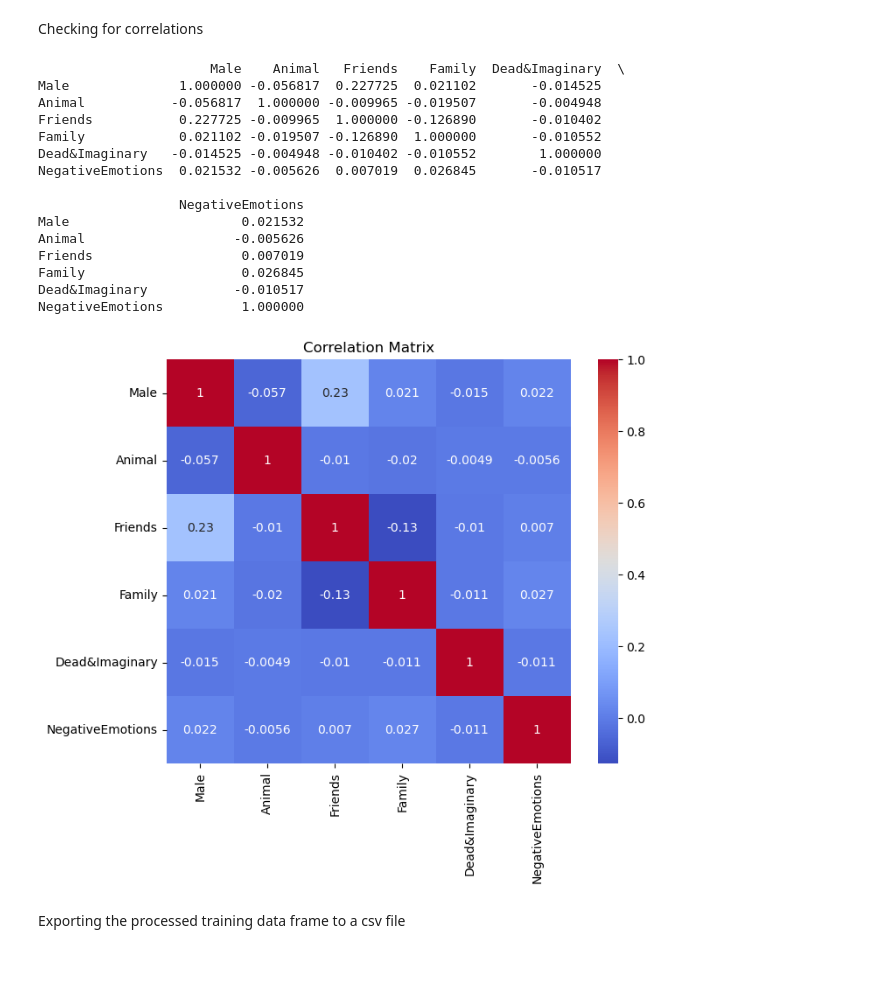
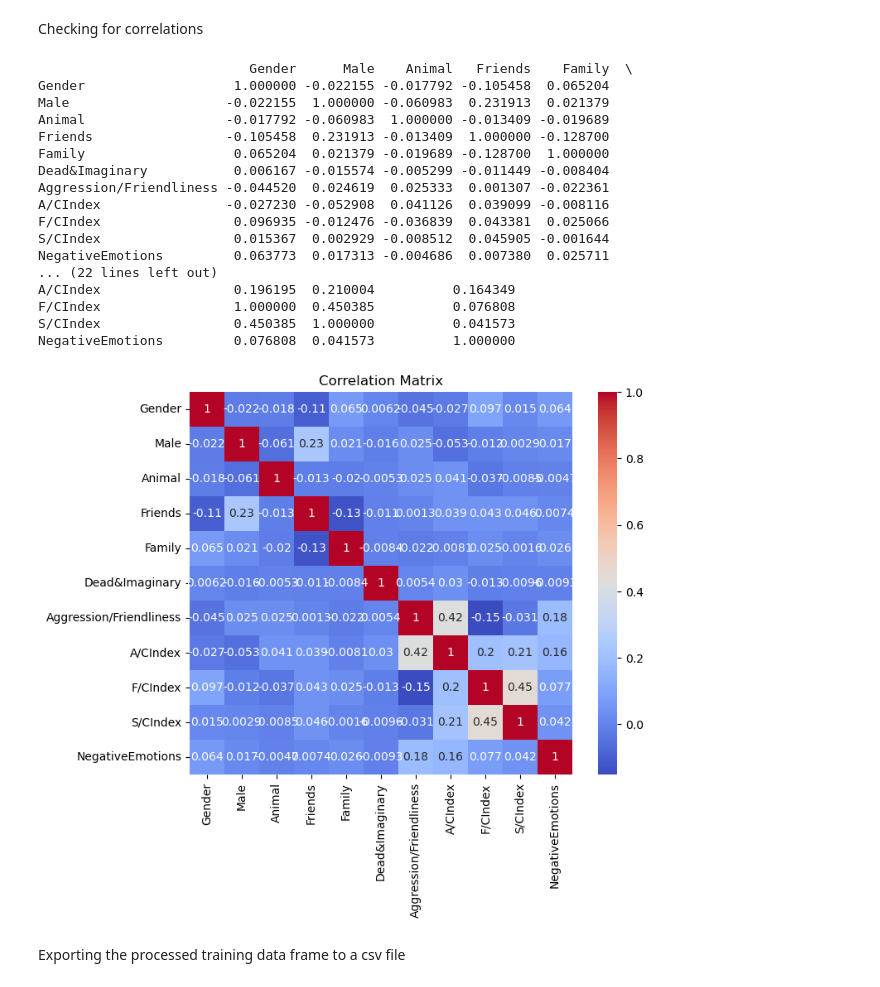
Before and after one commit to erika-ld/CPSC483-Machine-Learning-Project, a Jupyter notebook: data_preprocessing.ipynb, the cells around one changed output. Drawn from its saved outputs; the diff is of its cells as text; code cells hidden in the pictures.

Commit message:
Made updates to the dataset preprocessing to include more variables

```diff
--- a/data_preprocessing.ipynb
+++ b/data_preprocessing.ipynb
@@ -33,11 +34,11 @@ dreams.head(10)
 | 9 | 10 | alta | Alta: a detailed dreamer | 1985? | en | I am in some public place, remind... | 2ISA, 1MKA | ... |
 10 rows × 21 columns
 # %%
-#Add an additional column 'gender' for the gender of the dreamer, place it in index 2, intialize with 'n/a'
-#Column 'gender' will be used for data analysis and later conclusion drawing
-dreams.insert(2, 'gender', 'n/a')
+#Add an additional column 'Gender' for the Gender of the dreamer, place it in index 2, intialize with 'n/a'
+#Column 'Gender' will be used for data analysis and later conclusion drawing
+dreams.insert(2, 'Gender', 'n/a')
 # %%
-#Update the gender column to have dreamer gender as numeric binary
+#Update the Gender column to have dreamer Gender as numeric binary
 #Female: 1
 #Male: 0
 dreamer_gender = {
@@ -114,7 +115,10 @@ dreamer_gender = {
 }
 
 for key, val in dreamer_gender.items():
-    dreams.loc[dreams['dreamer'] == key, 'gender'] = val
+    dreams.loc[dreams['dreamer'] == key, 'Gender'] = val
 
 dreams.head(5)
+
+dreams['Gender'] = dreams['Gender'].astype(float)
+dreams['Gender'].dtype
 # %% [output]
@@ -167,13 +165,8 @@ X_train.drop(' dream_id', axis=1, inplace=True)
 X_train.drop('dream_language', axis=1, inplace=True)
 X_train.drop('dream_date', axis=1, inplace=True)
 X_train.drop('dreamer', axis=1, inplace=True)
-X_train.drop('gender', axis=1, inplace=True)
 X_train.drop('description', axis=1, inplace=True)
 X_train.drop('text_dream', axis=1, inplace=True)
-X_train.drop('Aggression/Friendliness', axis=1, inplace=True)
-X_train.drop('A/CIndex', axis=1, inplace=True)
-X_train.drop('F/CIndex', axis=1, inplace=True)
-X_train.drop('S/CIndex', axis=1, inplace=True)
 
 #Remove unnecessary columns with missing values
 X_train.drop('characters_code', axis=1, inplace=True)
@@ -225,3 +239,19 @@ Column "Dead&Imaginary" minimum value: 0.0
 Column "Dead&Imaginary" maximum value: 1.0
 Column "NegativeEmotions" minimum value: 0.0
 Column "NegativeEmotions" maximum value: 1.0
+# %%
+#Need to normalize: A/CIndex, F/CIndex, S/CIndex
+scaler = preprocessing.MinMaxScaler()
+X_train['A/CIndex'] = scaler.fit_transform(X_train[['A/CIndex']])
+X_train['F/CIndex'] = scaler.fit_transform(X_train[['F/CIndex']])
+X_train['S/CIndex'] = scaler.fit_transform(X_train[['S/CIndex']])
+
+#Check that the data has been scaled between 0-1
+print('Column "A/CIndex" minimum value:', X_train['A/CIndex'].min())
+print('Column "A/CIndex" maximum value:', X_train['A/CIndex'].max())
+print('Column "F/CIndex" minimum value:', X_train['F/CIndex'].min())
+print('Column "F/CIndex" maximum value:', X_train['F/CIndex'].max())
+print('Column "S/CIndex" minimum value:', X_train['S/CIndex'].min())
+print('Column "S/CIndex" maximum value:', X_train['S/CIndex'].max())
+
+X_train.head(10)
@@ -299,37 +347,44 @@ plt.show()
 # %% [markdown]
 Checking for correlations
 # %%
-#correlation matrix
-selected_columns = dreams[['Male', 'Animal', 'Friends', 'Family', 'Dead&Imaginary', 'NegativeEmotions']]
+# Correlation matrix
+selected_columns = X_train[['Gender', 'Male', 'Animal', 'Friends', 'Family', 'Dead&Imaginary',
+                            'Aggression/Friendliness', 'A/CIndex', 'F/CIndex', 'S/CIndex']]
+
+selected_columns['NegativeEmotions'] = y_train
+selected_columns.head(10)
+
 
 # Calculate the correlation matrix
 correlation_matrix = selected_columns.corr()
 
 # Display the correlation matrix
 print(correlation_matrix)
 
 # Visualize the correlation matrix
 plt.figure(figsize=(8, 6))
 sns.heatmap(correlation_matrix, annot=True, cmap='coolwarm', square=True)
 plt.title('Correlation Matrix')
 plt.show()
 # %% [output]
-                      Male    Animal   Friends    Family  Dead&Imaginary  \
-Male              1.000000 -0.056817  0.227725  0.021102       -0.014525
-Animal           -0.056817  1.000000 -0.009965 -0.019507       -0.004948
-Friends           0.227725 -0.009965  1.000000 -0.126890       -0.010402
-Family            0.021102 -0.019507 -0.126890  1.000000       -0.010552
-Dead&Imaginary   -0.014525 -0.004948 -0.010402 -0.010552        1.000000
-NegativeEmotions  0.021532 -0.005626  0.007019  0.026845       -0.010517
-
-                  NegativeEmotions
-Male                      0.021532
-Animal                   -0.005626
-Friends                   0.007019
-Family                    0.026845
-Dead&Imaginary           -0.010517
-NegativeEmotions          1.000000
+                           Gender      Male    Animal   Friends    Family  \
+Gender                   1.000000 -0.022155 -0.017792 -0.105458  0.065204
+Male                    -0.022155  1.000000 -0.060983  0.231913  0.021379
+Animal                  -0.017792 -0.060983  1.000000 -0.013409 -0.019689
+Friends                 -0.105458  0.231913 -0.013409  1.000000 -0.128700
+Family                   0.065204  0.021379 -0.019689 -0.128700  1.000000
+Dead&Imaginary           0.006167 -0.015574 -0.005299 -0.011449 -0.008404
+Aggression/Friendliness -0.044520  0.024619  0.025333  0.001307 -0.022361
+A/CIndex                -0.027230 -0.052908  0.041126  0.039099 -0.008116
+F/CIndex                 0.096935 -0.012476 -0.036839  0.043381  0.025066
+S/CIndex                 0.015367  0.002929 -0.008512  0.045905 -0.001644
+NegativeEmotions         0.063773  0.017313 -0.004686  0.007380  0.025711
+... (22 lines left out)
+A/CIndex                 0.196195  0.210004          0.164349
+F/CIndex                 1.000000  0.450385          0.076808
+S/CIndex                 0.450385  1.000000          0.041573
+NegativeEmotions         0.076808  0.041573          1.000000
-[figure, old version]
+[figure, new version]
 # %% [markdown]
 Exporting the processed training data frame to a csv file
 # %%
```
Also changed, not shown: parts of 10 cells of this notebook, 3 other files.
